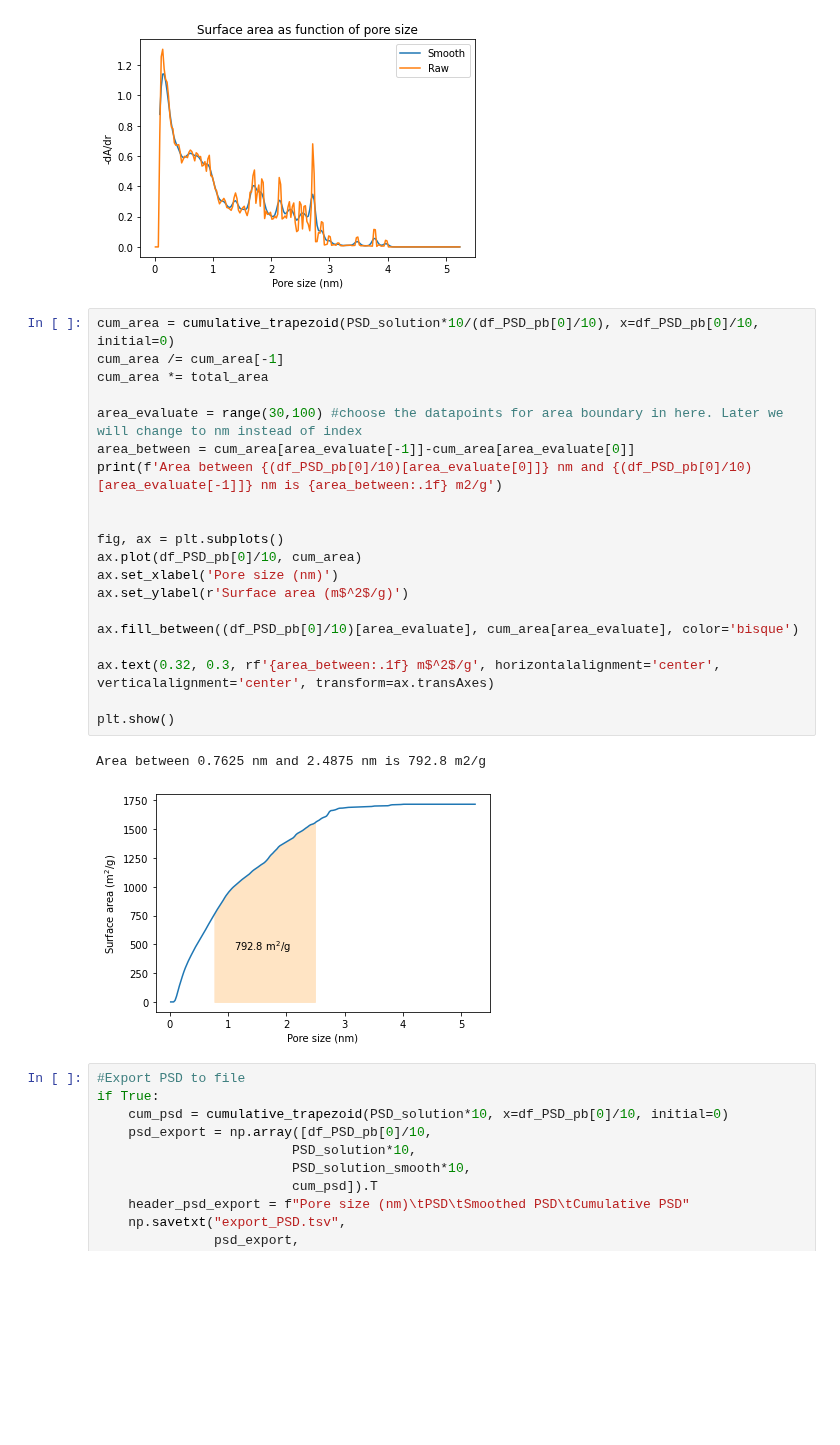
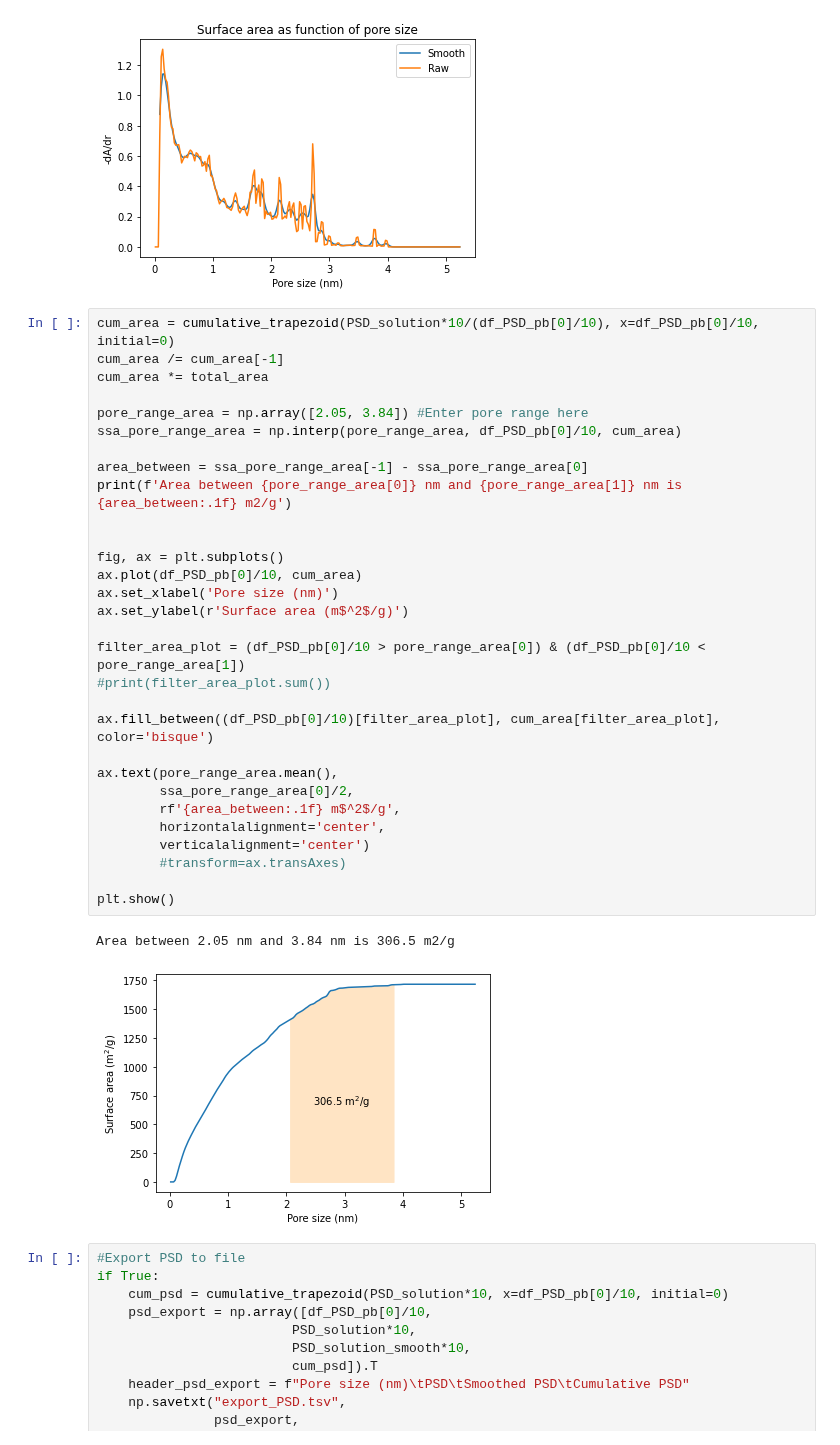
Before and after one commit to nandobike/3d-vis, a Jupyter notebook: 3D_calculation.ipynb, the cells around one changed output. Drawn from its saved outputs; the diff is of its cells as text; blank space fills up the shorter version.

Commit message:
interpolation for ssa and more robust autoplot

```diff
--- a/3D_calculation.ipynb
+++ b/3D_calculation.ipynb
@@ -444,26 +444,36 @@ plt.show()
 # %%
 cum_area = cumulative_trapezoid(PSD_solution*10/(df_PSD_pb[0]/10), x=df_PSD_pb[0]/10, initial=0)
 cum_area /= cum_area[-1]
 cum_area *= total_area
 
-area_evaluate = range(30,100) #choose the datapoints for area boundary in here. Later we will change to nm instead of index
-area_between = cum_area[area_evaluate[-1]]-cum_area[area_evaluate[0]]
-print(f'Area between {(df_PSD_pb[0]/10)[area_evaluate[0]]} nm and {(df_PSD_pb[0]/10)[area_evaluate[-1]]} nm is {area_between:.1f} m2/g')
+pore_range_area = np.array([2.05, 3.84]) #Enter pore range here
+ssa_pore_range_area = np.interp(pore_range_area, df_PSD_pb[0]/10, cum_area)
+
+area_between = ssa_pore_range_area[-1] - ssa_pore_range_area[0]
+print(f'Area between {pore_range_area[0]} nm and {pore_range_area[1]} nm is {area_between:.1f} m2/g')
 
 
 fig, ax = plt.subplots()
 ax.plot(df_PSD_pb[0]/10, cum_area)
 ax.set_xlabel('Pore size (nm)')
 ax.set_ylabel(r'Surface area (m$^2$/g)')
 
-ax.fill_between((df_PSD_pb[0]/10)[area_evaluate], cum_area[area_evaluate], color='bisque')
+filter_area_plot = (df_PSD_pb[0]/10 > pore_range_area[0]) & (df_PSD_pb[0]/10 < pore_range_area[1])
+#print(filter_area_plot.sum())
 
-ax.text(0.32, 0.3, rf'{area_between:.1f} m$^2$/g', horizontalalignment='center', verticalalignment='center', transform=ax.transAxes)
+ax.fill_between((df_PSD_pb[0]/10)[filter_area_plot], cum_area[filter_area_plot], color='bisque')
+
+ax.text(pore_range_area.mean(),
+        ssa_pore_range_area[0]/2,
+        rf'{area_between:.1f} m$^2$/g',
+        horizontalalignment='center',
+        verticalalignment='center')
+        #transform=ax.transAxes)
 
 plt.show()
 # %% [output]
-Area between 0.7625 nm and 2.4875 nm is 792.8 m2/g
+Area between 2.05 nm and 3.84 nm is 306.5 m2/g
-[figure, old version]
+[figure, new version]
 # %%
 #Export PSD to file
 if True:
```
